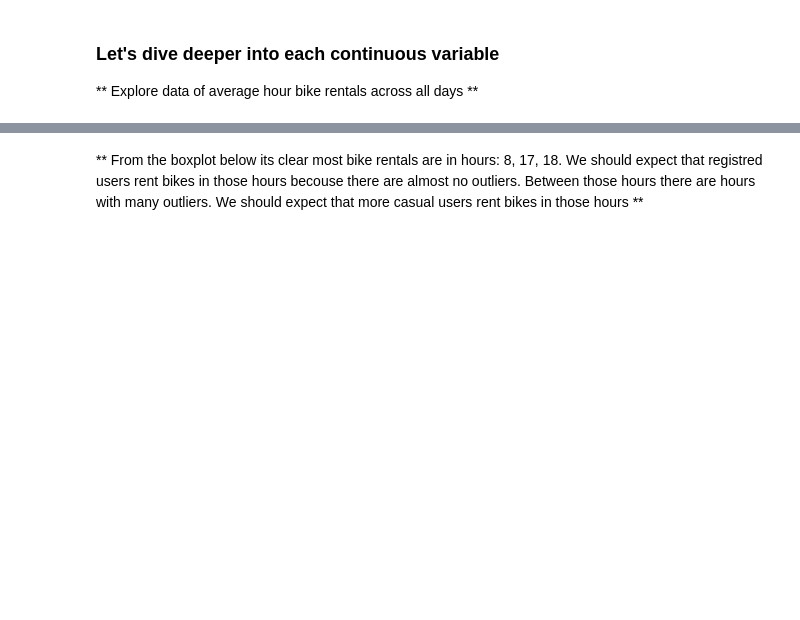
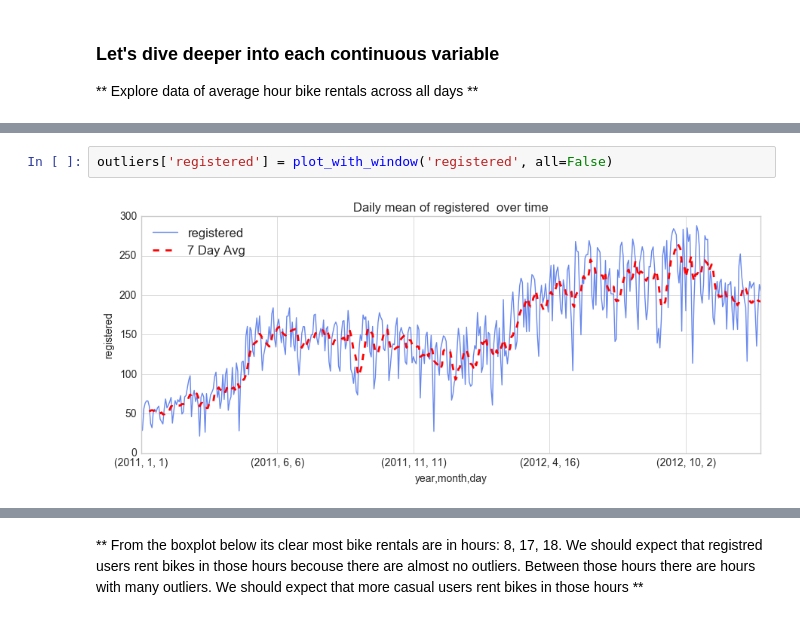
Before and after one commit to artursuchocki/kaggle_capital_bikesharing, a Jupyter notebook: Capital Bike - Project Exercise - Solutions.ipynb, the cells around one changed output, grey strips where cells are left out. Cells and saved outputs as stored; diff of their text form; blank space fills up the shorter version.

```diff
--- a/Capital Bike - Project Exercise - Solutions.ipynb
+++ b/Capital Bike - Project Exercise - Solutions.ipynb
@@ -636,0 +388,4 @@ plt.tight_layout()
+# %%
+outliers['registered'] = plot_with_window('registered', all=False)
+# %% [output]
+[figure, added]
```
Also changed, not shown: parts of 51 cells of this notebook, 3 other files.
